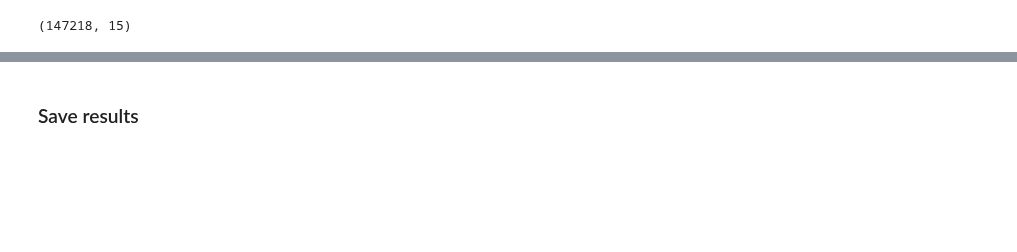
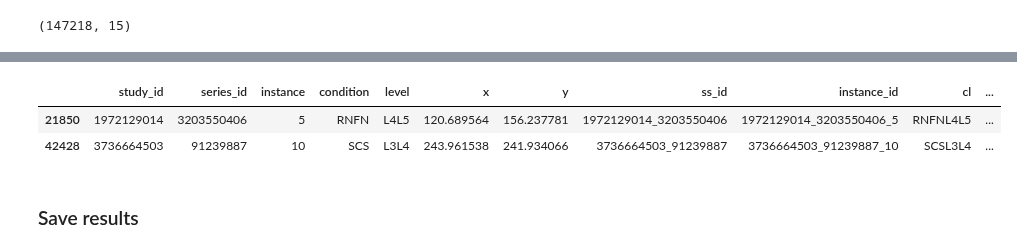
Before and after one commit to rosulucian/deep_learning_playground, a Jupyter notebook: kaggle/RSNA/datasets.ipynb, the cells around one changed output, grey strips where cells are left out. Saved outputs shown, nothing was run; the diff lists cells and outputs as text; code cells hidden in the pictures; blank space fills up the shorter version.

```diff
--- a/kaggle/RSNA/datasets.ipynb
+++ b/kaggle/RSNA/datasets.ipynb
@@ -353,0 +359,8 @@ files_df.sample(5)
+# %%
+files_df['inst_min'] = files_df.groupby('ss_id')['instancenumber'].transform('min')
+files_df['inst_max'] = files_df.groupby('ss_id')['instancenumber'].transform('max')
+
+files_df['inst'] = files_df['instancenumber'] - files_df['inst_min']
+files_df['inst_perc'] = files_df['inst'] / files_df['inst_max']
+
+files_df.head(2)
@@ -354,3 +372,11 @@ files_df.sample(5)
+# %%
+coords_df = pd.merge(coords_df, files_df[['instance_id','inst_perc']], left_on='instance_id', right_on='instance_id')
+
+coords_df.sample(2)
+# %% [output]
+|  | study_id | series_id | instance | condition | level | x | y | ss_id | instance_id | cl | ... |
+| 21850 | 1972129014 | 3203550406 | 5 | RNFN | L4L5 | 120.689564 | 156.237781 | 1972129014_3203550406 | 1972129014_3203550406_5 | RNFNL4L5 | ... |
+| 42428 | 3736664503 | 91239887 | 10 | SCS | L3L4 | 243.961538 | 241.934066 | 3736664503_91239887 | 3736664503_91239887_10 | SCSL3L4 | ... |
 # %% [markdown]
 ### Save results
 # %%
```
Also changed, not shown: parts of 13 cells of this notebook, 5 other files.
